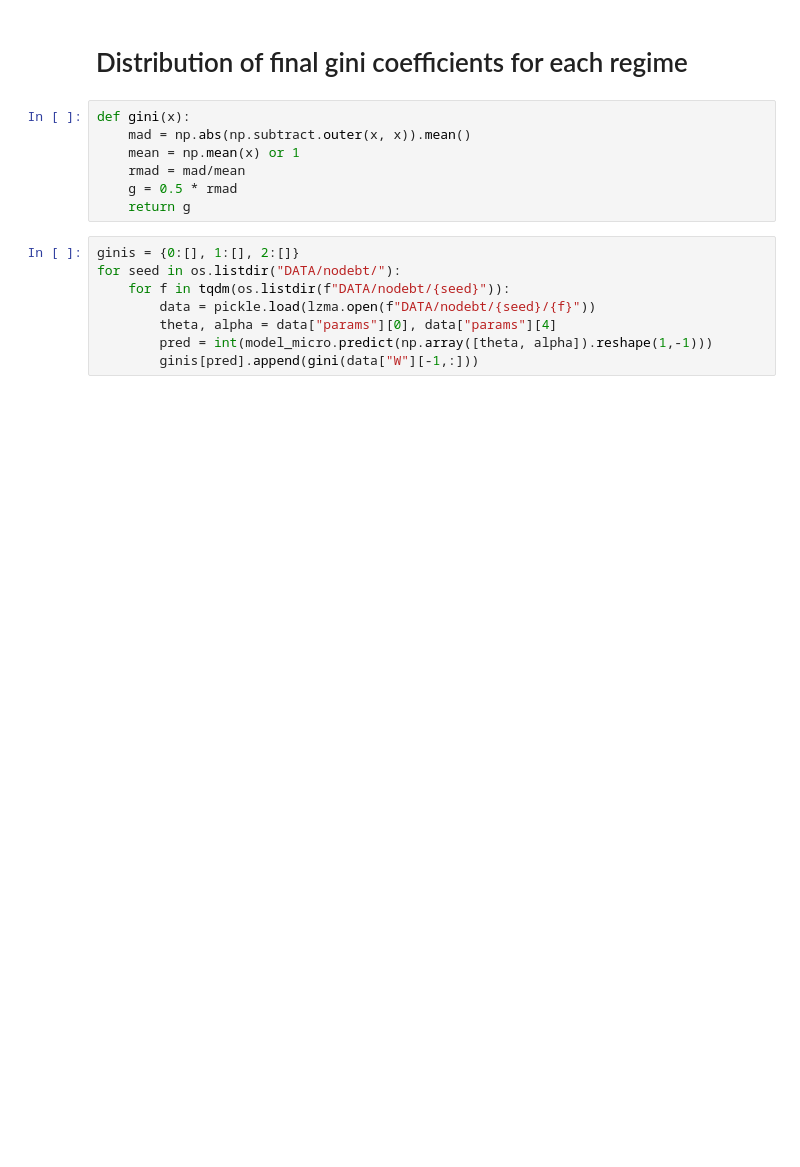
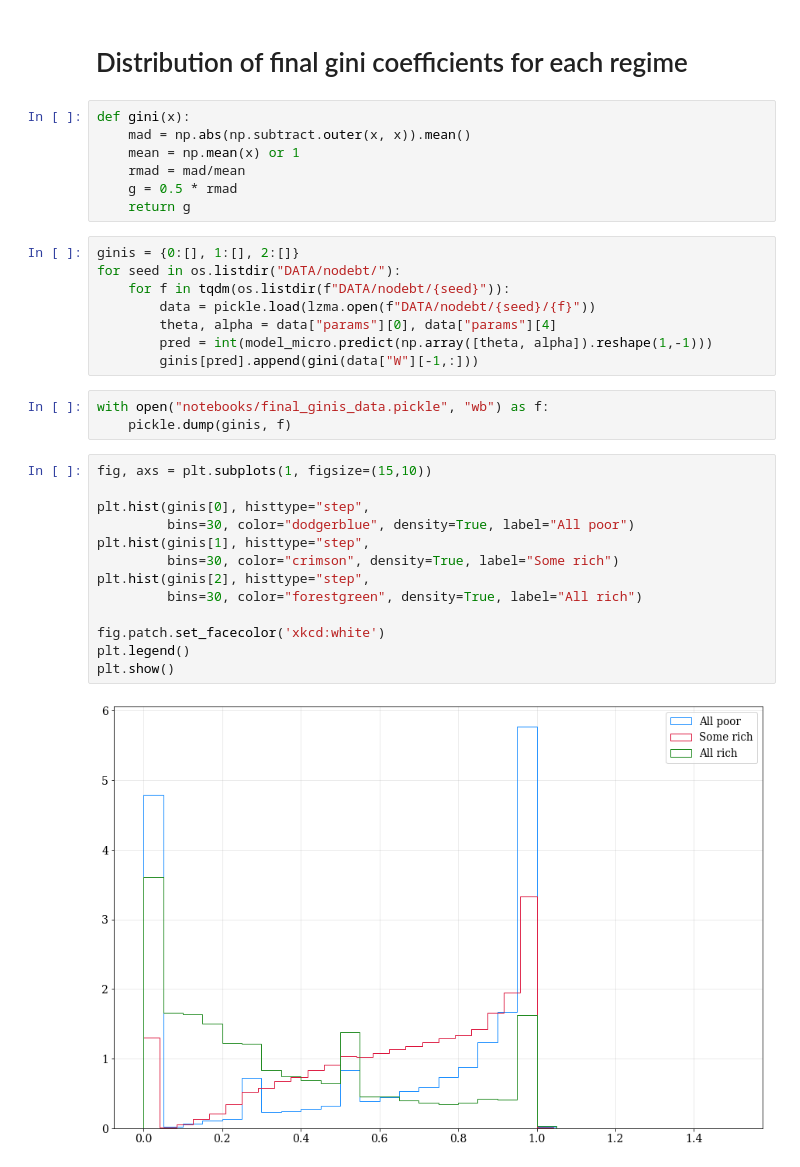
Before and after one commit to charlesaugdupont/poverty-trap, a Jupyter notebook: notebooks/regime_distributions.ipynb, the cells around one changed output. Saved outputs shown, nothing was run; the diff lists cells and outputs as text; blank space fills up the shorter version.

Commit message:
update distribution plot regime notebook

```diff
--- a/notebooks/regime_distributions.ipynb
+++ b/notebooks/regime_distributions.ipynb
@@ -128,3 +128,21 @@ for seed in os.listdir("DATA/nodebt/"):
         theta, alpha = data["params"][0], data["params"][4]
         pred = int(model_micro.predict(np.array([theta, alpha]).reshape(1,-1)))
         ginis[pred].append(gini(data["W"][-1,:]))
+# %%
+with open("notebooks/final_ginis_data.pickle", "wb") as f:
+    pickle.dump(ginis, f)
+# %%
+fig, axs = plt.subplots(1, figsize=(15,10))
+
+plt.hist(ginis[0], histtype="step",
+         bins=30, color="dodgerblue", density=True, label="All poor")
+plt.hist(ginis[1], histtype="step",
+         bins=30, color="crimson", density=True, label="Some rich")
+plt.hist(ginis[2], histtype="step",
+         bins=30, color="forestgreen", density=True, label="All rich")
+
+fig.patch.set_facecolor('xkcd:white')
+plt.legend()
+plt.show()
+# %% [output]
+[figure, added]
```
Also changed, not shown: parts of 1 cell of this notebook.
